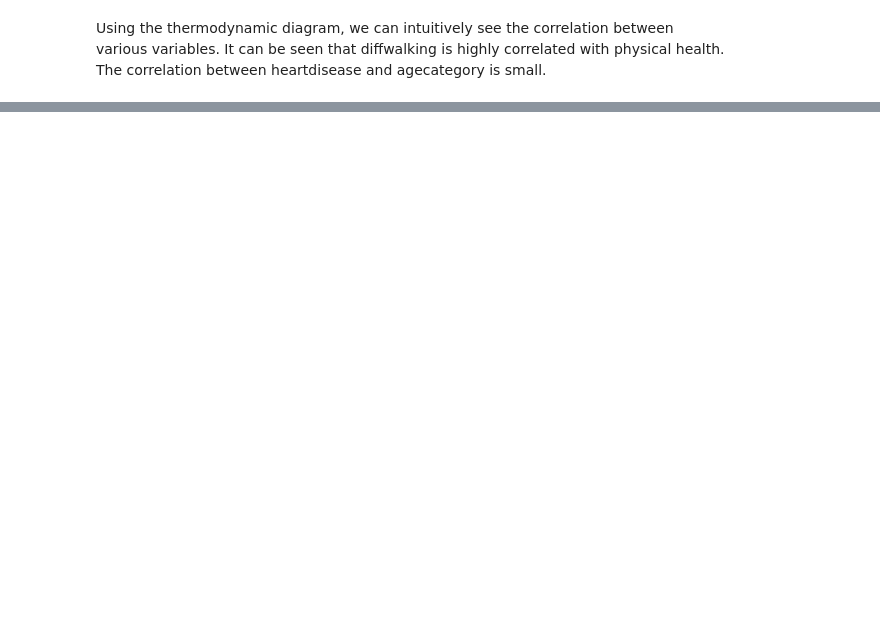
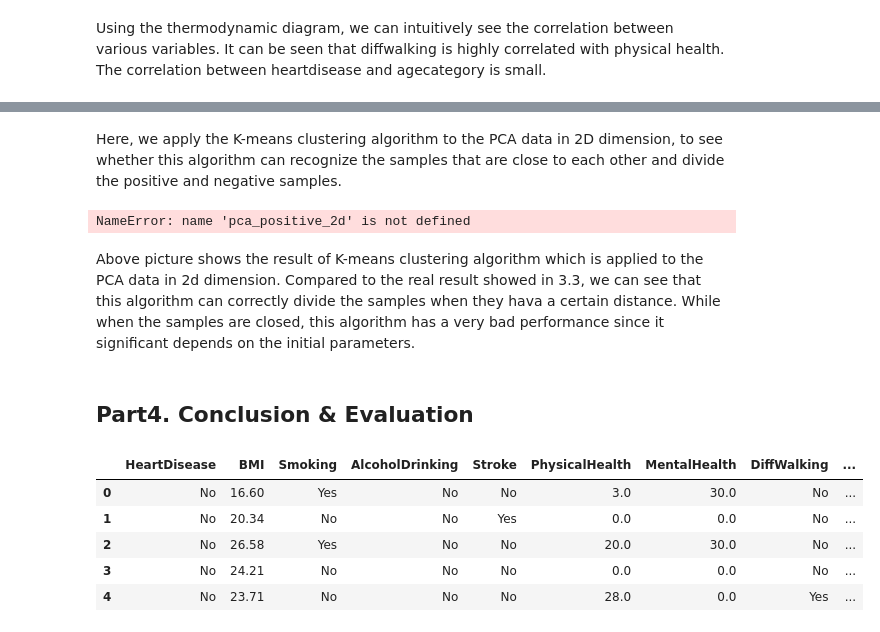
Before and after one commit to yuanhang110/datamining, a Jupyter notebook: docs/_sources/Abstract.ipynb, the cells around one changed output, grey strips where cells are left out. Cells and saved outputs as stored; diff of their text form; code cells hidden in the pictures; blank space fills up the shorter version.

```diff
--- a/docs/_sources/Abstract.ipynb
+++ b/docs/_sources/Abstract.ipynb
@@ -245,0 +793,23 @@ Using the thermodynamic diagram, we can intuitively see the correlation between
+# %% [markdown]
+Here, we apply the K-means clustering algorithm to the PCA data in 2D dimension, to see whether this algorithm can recognize the samples that are close to each other and divide the positive and negative samples.
+# %%
+pca_data_2d = np.vstack((pca_positive_2d, pca_negative_2d)).T
+k_means = K_Means(2)
+k_means.fit(pca_data_2d)
+k_means.draw()
+# %% [output]
+NameError: name 'pca_positive_2d' is not defined
+# %% [markdown]
+Above picture shows the result of K-means clustering algorithm which is applied to the PCA data in 2d dimension. Compared to the real result showed in 3.3, we can see that this algorithm can correctly divide the samples when they hava a certain distance. While when the samples are closed, this algorithm has a very bad performance since it significant depends on the initial parameters.
+# %% [markdown]
+## Part4. Conclusion & Evaluation <a id="chapter4"></a>
+# %%
+data = pd.read_csv("./data/heart_2020_cleaned.csv")
+data.head()
+# %% [output]
+|  | HeartDisease | BMI | Smoking | AlcoholDrinking | Stroke | PhysicalHealth | MentalHealth | DiffWalking | ... |
+| 0 | No | 16.60 | Yes | No | No | 3.0 | 30.0 | No | ... |
+| 1 | No | 20.34 | No | No | Yes | 0.0 | 0.0 | No | ... |
+| 2 | No | 26.58 | Yes | No | No | 20.0 | 30.0 | No | ... |
+| 3 | No | 24.21 | No | No | No | 0.0 | 0.0 | No | ... |
+| 4 | No | 23.71 | No | No | No | 28.0 | 0.0 | Yes | ... |
```
Also changed, not shown: parts of 87 cells of this notebook, 26 other files.
